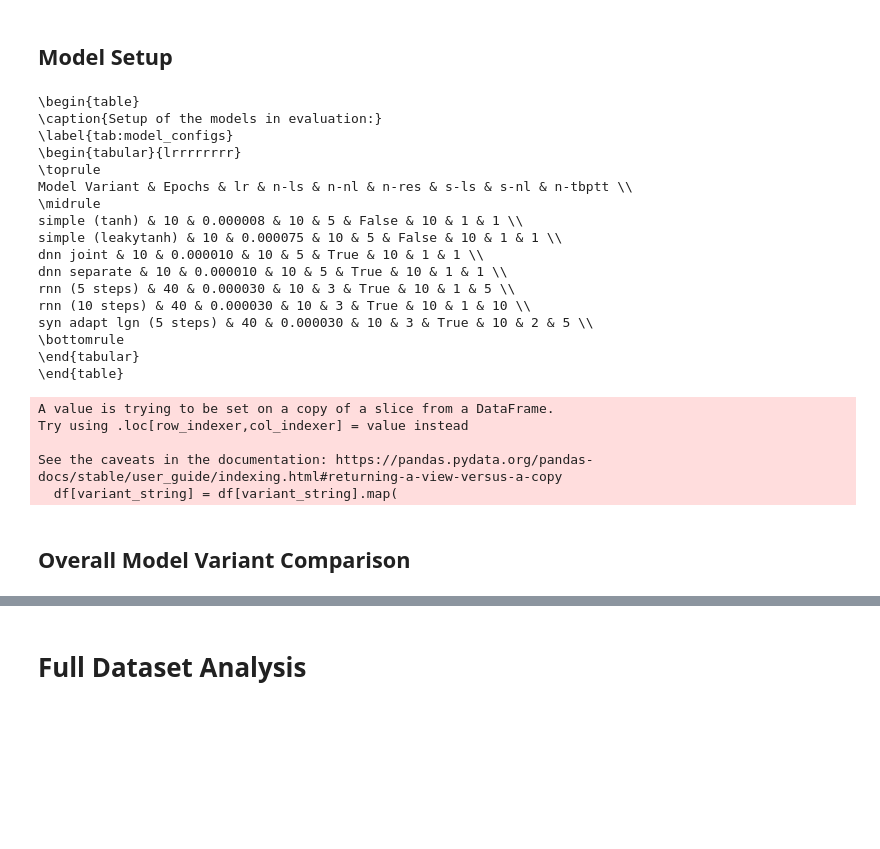
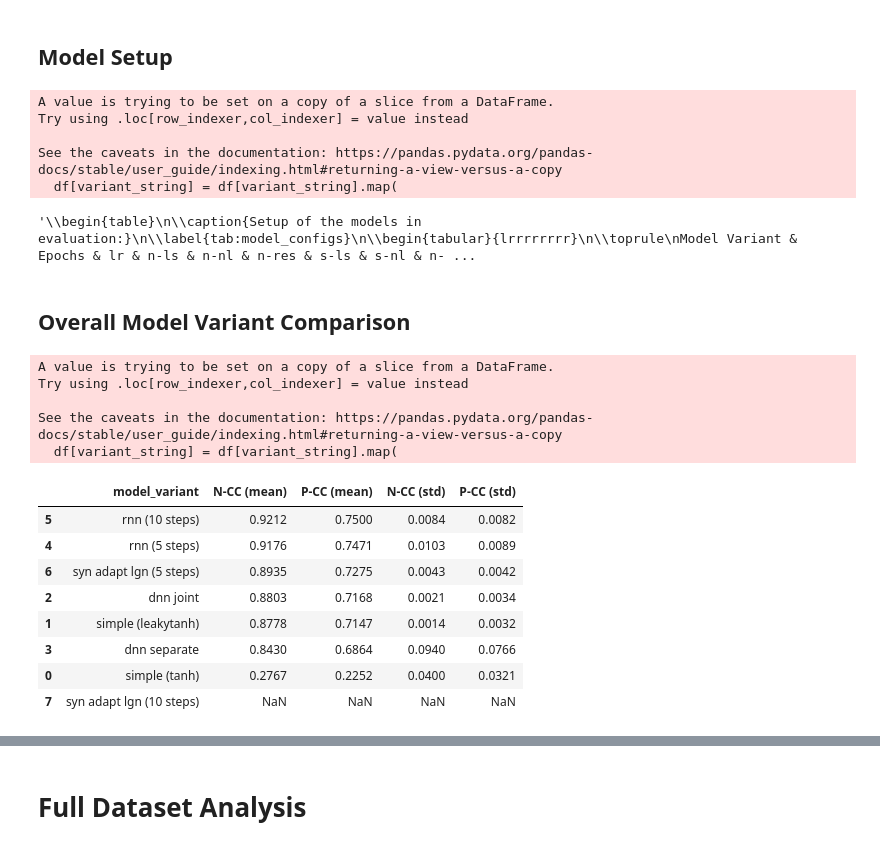
Before and after one commit to dbeinhauer/mcs-source, a Jupyter notebook: results_analysis_tools/analysis_overview.ipynb, the cells around one changed output, grey strips where cells are left out. Cells and saved outputs as stored; diff of their text form; code cells hidden in the pictures; blank space fills up the shorter version.

```diff
--- a/results_analysis_tools/analysis_overview.ipynb
+++ b/results_analysis_tools/analysis_overview.ipynb
@@ -67,32 +101,33 @@ Index(['experiment_variant', 'model_variant', 'CC_ABS', 'CC_NORM', 'epochs',
 # %% [markdown]
 ## Model Setup
 # %%
-print(result_analyzer.get_latex_evaluation_setup())
+result_analyzer.get_latex_evaluation_setup()
 # %% [output]
-\begin{table}
-\caption{Setup of the models in evaluation:}
-\label{tab:model_configs}
-\begin{tabular}{lrrrrrrrr}
-\toprule
-Model Variant & Epochs & lr & n-ls & n-nl & n-res & s-ls & s-nl & n-tbptt \\
-\midrule
-simple (tanh) & 10 & 0.000008 & 10 & 5 & False & 10 & 1 & 1 \\
-simple (leakytanh) & 10 & 0.000075 & 10 & 5 & False & 10 & 1 & 1 \\
-dnn joint & 10 & 0.000010 & 10 & 5 & True & 10 & 1 & 1 \\
-dnn separate & 10 & 0.000010 & 10 & 5 & True & 10 & 1 & 1 \\
-rnn (5 steps) & 40 & 0.000030 & 10 & 3 & True & 10 & 1 & 5 \\
-rnn (10 steps) & 40 & 0.000030 & 10 & 3 & True & 10 & 1 & 10 \\
-syn adapt lgn (5 steps) & 40 & 0.000030 & 10 & 3 & True & 10 & 2 & 5 \\
-\bottomrule
-\end{tabular}
-\end{table}
+A value is trying to be set on a copy of a slice from a DataFrame.
+Try using .loc[row_indexer,col_indexer] = value instead
+
+See the caveats in the documentation: https://pandas.pydata.org/pandas-docs/stable/user_guide/indexing.html#returning-a-view-versus-a-copy
+  df[variant_string] = df[variant_string].map(
-A value is trying to be set on a copy of a slice from a DataFrame.
-Try using .loc[row_indexer,col_indexer] = value instead
-
-See the caveats in the documentation: https://pandas.pydata.org/pandas-docs/stable/user_guide/indexing.html#returning-a-view-versus-a-copy
-  df[variant_string] = df[variant_string].map(
+'\\begin{table}\n\\caption{Setup of the models in evaluation:}\n\\label{tab:model_configs}\n\\begin{tabular}{lrrrrrrrr}\n\\toprule\nModel Variant & Epochs & lr & n-ls & n-nl & n-res & s-ls & s-nl & n- ...
 # %% [markdown]
 ## Overall Model Variant Comparison
+# %%
+result_analyzer.get_evaluation_results_summary(return_latex=False)
+# %% [output]
+A value is trying to be set on a copy of a slice from a DataFrame.
+Try using .loc[row_indexer,col_indexer] = value instead
+
+See the caveats in the documentation: https://pandas.pydata.org/pandas-docs/stable/user_guide/indexing.html#returning-a-view-versus-a-copy
+  df[variant_string] = df[variant_string].map(
+|  | model_variant | N-CC (mean) | P-CC (mean) | N-CC (std) | P-CC (std) |
+| 5 | rnn (10 steps) | 0.9212 | 0.7500 | 0.0084 | 0.0082 |
+| 4 | rnn (5 steps) | 0.9176 | 0.7471 | 0.0103 | 0.0089 |
+| 6 | syn adapt lgn (5 steps) | 0.8935 | 0.7275 | 0.0043 | 0.0042 |
+| 2 | dnn joint | 0.8803 | 0.7168 | 0.0021 | 0.0034 |
+| 1 | simple (leakytanh) | 0.8778 | 0.7147 | 0.0014 | 0.0032 |
+| 3 | dnn separate | 0.8430 | 0.6864 | 0.0940 | 0.0766 |
+| 0 | simple (tanh) | 0.2767 | 0.2252 | 0.0400 | 0.0321 |
+| 7 | syn adapt lgn (10 steps) | NaN | NaN | NaN | NaN |
 # %%
 filename = f"model_types_correlation_comparison.pdf"
 plot_data = result_analyzer.prepare_dataframe_for_plot(PlottingVariants.MODEL_TYPES_CORRELATION_COMPARISON)
```
Also changed, not shown: parts of 3 cells of this notebook, 6 other files.
